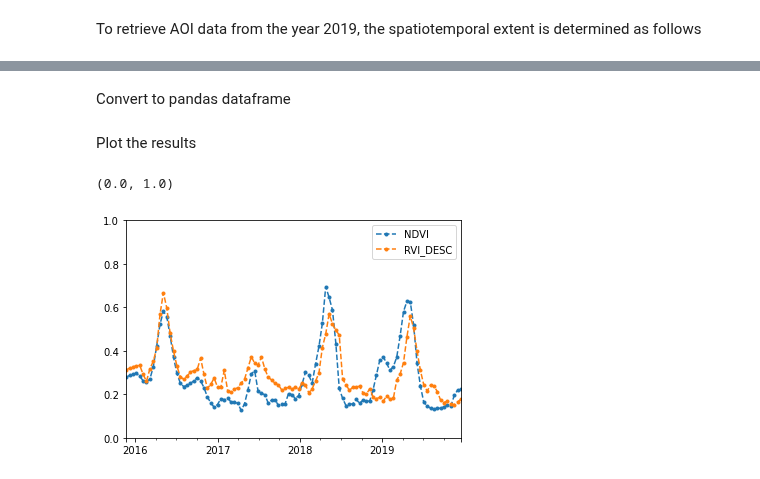
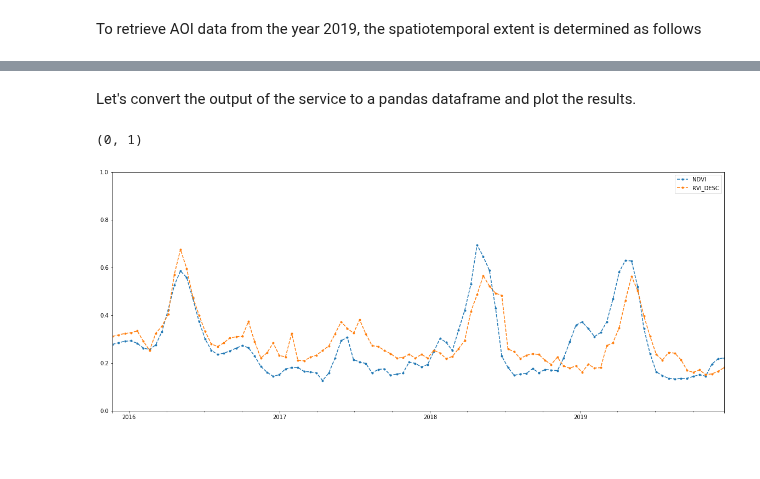
Before and after one commit to Open-EO/FuseTS, a Jupyter notebook: notebooks/Local/FuseTS - MOGPR.ipynb, the cells around one changed output, grey strips where cells are left out. Drawn from its saved outputs; the diff is of its cells as text; code cells hidden in the pictures; blank space fills up the shorter version.

```diff
--- a/notebooks/Local/FuseTS - MOGPR.ipynb
+++ b/notebooks/Local/FuseTS - MOGPR.ipynb
@@ -137,8 +155,8 @@ Run MOGPR
 master_ind = 1
 nt = 1
 out_mean, out_std, out_qflag, out_model = mogpr_1D(data[:], time[:],master_ind,output_timevec,nt)
-# %% [markdown]
-Convert to pandas dataframe
+# %% [markdown]
+Let's convert the output of the service to a pandas dataframe and plot the results.
 # %%
 nout = len(out_mean)
 out_mean_list = []
@@ -147,13 +165,11 @@ for ind in range(nout):
 
 df_mogpr_out_mean = pd.DataFrame(np.column_stack(out_mean_list), columns=signals)
 df_mogpr_out_mean.index = output_time
-# %% [markdown]
-Plot the results
 # %%
-plot = df_mogpr_out_mean.plot(marker='.', linestyle='--')
+plot = df_mogpr_out_mean.plot(figsize=(20,8), marker='.', linestyle='--')
 fig = plot.get_figure()
 ax = fig.gca()
 ax.set_ylim([0, 1])
 # %% [output]
-(0.0, 1.0)
+(0, 1)
-[figure, old version]
+[figure, new version]
```
Also changed, not shown: parts of 24 cells of this notebook.
